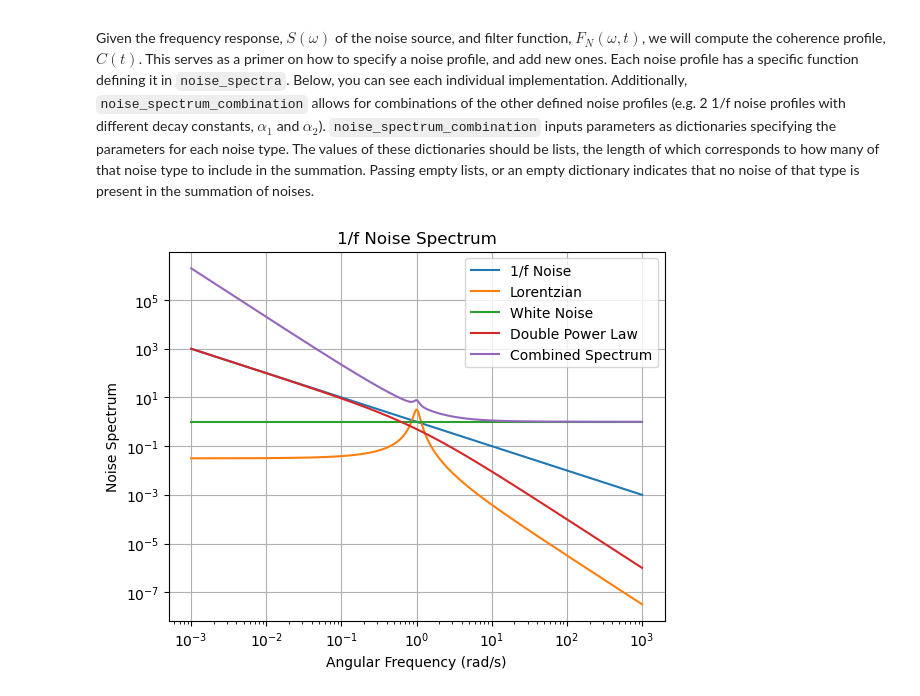
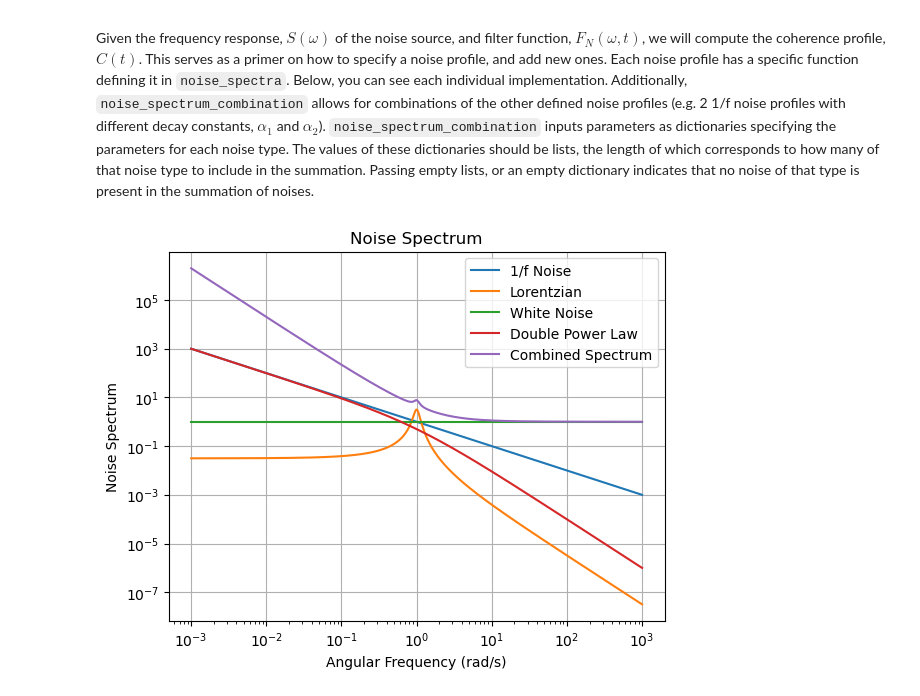
Before and after one commit to nonohuff/FWDD, a Jupyter notebook: noise_tutorial.ipynb, the cells around one changed output. Saved outputs shown, nothing was run; the diff lists cells and outputs as text; code cells hidden in the pictures.

```diff
--- a/noise_tutorial.ipynb
+++ b/noise_tutorial.ipynb
@@ -9,24 +9,24 @@ Given the frequency response, $S(\omega)$ of the noise source, and filter functi
 # %%
 omega = np.logspace(-3, 3, 1000)  # Example angular frequencies
 
-plt.plot(omega, noise_spectra.noise_spectrum_1f(omega, A = 1.0, alpha = 1.0), label='1/f Noise')
-plt.plot(omega, noise_spectra.noise_spectrum_lor(omega, omega_0=1.0, gamma=0.1, A=1.0), label='Lorentzian')
-plt.plot(omega, noise_spectra.noise_spectrum_white(omega, C=1.0), label='White Noise')
-plt.plot(omega, noise_spectra.noise_spectrum_double_power_law(omega, A=1.0, alpha=1.0, beta=2.0, gamma=1.0), label='Double Power Law')
+plt.plot(omega, ns.noise_spectrum_1f(omega, A = 1.0, alpha = 1.0), label='1/f Noise')
+plt.plot(omega, ns.noise_spectrum_lor(omega, omega_0=1.0, gamma=0.1, A=1.0), label='Lorentzian')
+plt.plot(omega, ns.noise_spectrum_white(omega, C=1.0), label='White Noise')
+plt.plot(omega, ns.noise_spectrum_double_power_law(omega, A=1.0, alpha=1.0, beta=2.0, gamma=1.0), label='Double Power Law')
 # For noise_spectrum_combination, we can feed lists of parameters to combine multiple spectra together.
 #  In the example below, we sum together two 1/f spectra, one Lorentzian, one white noise, and one double power law for the combined noise spectrum.
-plt.plot(omega, noise_spectra.noise_spectrum_combination(omega,
+plt.plot(omega, ns.noise_spectrum_combination(omega,
     f_params={"alpha": [1.0,2.0], "A": [1.0,2.0]},
     lor_params={"omega_0": [1.0], "gamma": [0.1], "A": [1.0]},
     white_params={"C": [1.0]},
     double_power_law_params={"A": [1.0], "alpha": [1.0], "beta": [2.0], "gamma": [1.0]}), label='Combined Spectrum')
 plt.xscale('log')
 plt.yscale('log')
 plt.xlabel('Angular Frequency (rad/s)')
 plt.ylabel('Noise Spectrum')
 plt.title('Noise Spectrum')
 plt.grid(True)
 plt.legend()
 plt.show()
 # %% [output]
-[figure, old version]
+[figure, new version]
```
Also changed, not shown: parts of 1 cell of this notebook, 3 other files.
